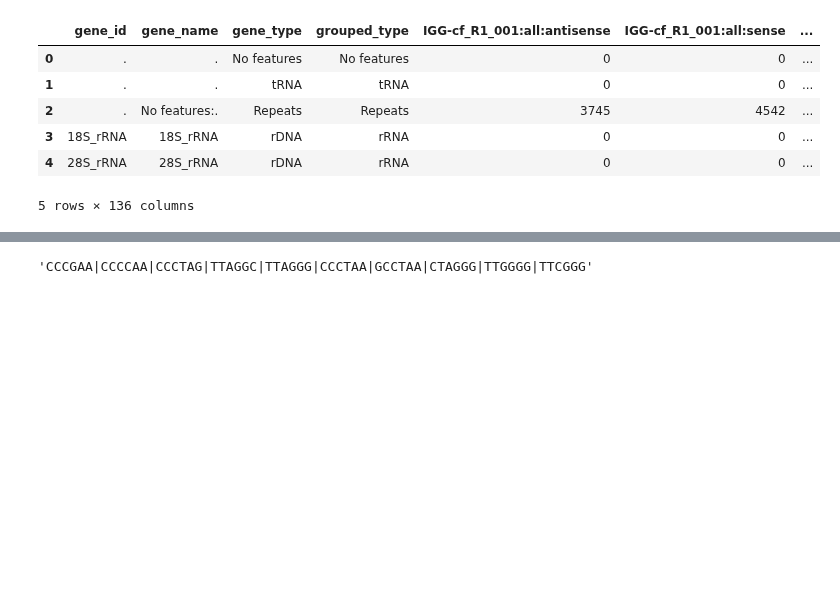
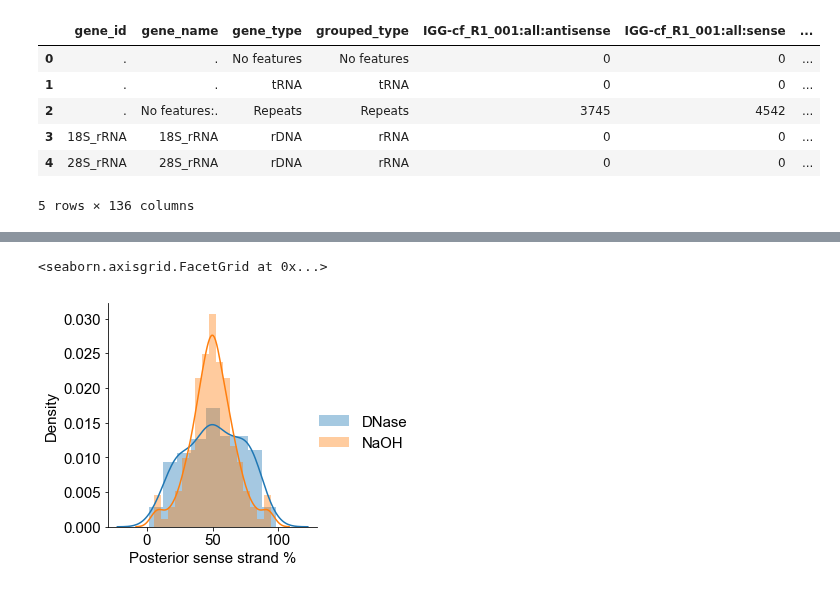
Before and after one commit to wckdouglas/cfNA, a Jupyter notebook: plots/plot_repeats.ipynb, the cells around one changed output, grey strips where cells are left out. Cells and saved outputs as stored; diff of their text form; code cells hidden in the pictures; blank space fills up the shorter version.

```diff
--- a/plots/plot_repeats.ipynb
+++ b/plots/plot_repeats.ipynb
@@ -108,5 +104,13 @@ posterior_df[(posterior_df['DNase: eb_estimate'] > 0.5) & \
-# %%
-telo = 'CCCGAA|CCCCAA|CCCTAG|TTAGGC|TTAGGG'
-telo + '|' + reverse_complement(telo)
-# %% [output]
-'CCCGAA|CCCCAA|CCCTAG|TTAGGC|TTAGGG|CCCTAA|GCCTAA|CTAGGG|TTGGGG|TTCGGG'
+# %%
+p = sns.FacetGrid(data =pd.concat([dnase_posterior_df.assign(treatment = 'DNase'),
+                            naoh_posterior_df.assign(treatment='NaOH')])\
+                      .assign(eb_estimate = lambda d: d.eb_estimate * 100),
+              hue = 'treatment',
+              size = 4)
+p.map(sns.distplot, 'eb_estimate')
+p.set_axis_labels('Posterior sense strand %',
+                'Density')
+p.add_legend(title='', fontsize=15)
+# %% [output]
+<seaborn.axisgrid.FacetGrid at 0x...>
+[figure, added]
```
Also changed, not shown: parts of 21 cells of this notebook, 5 other files.
